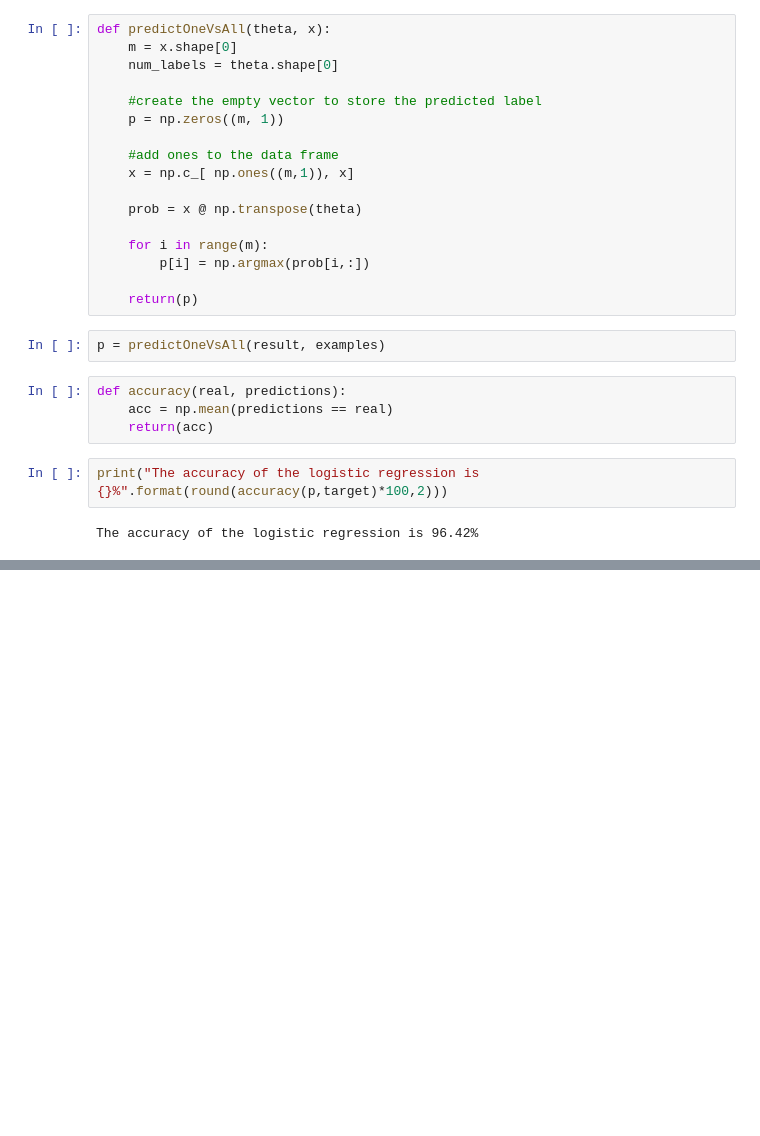
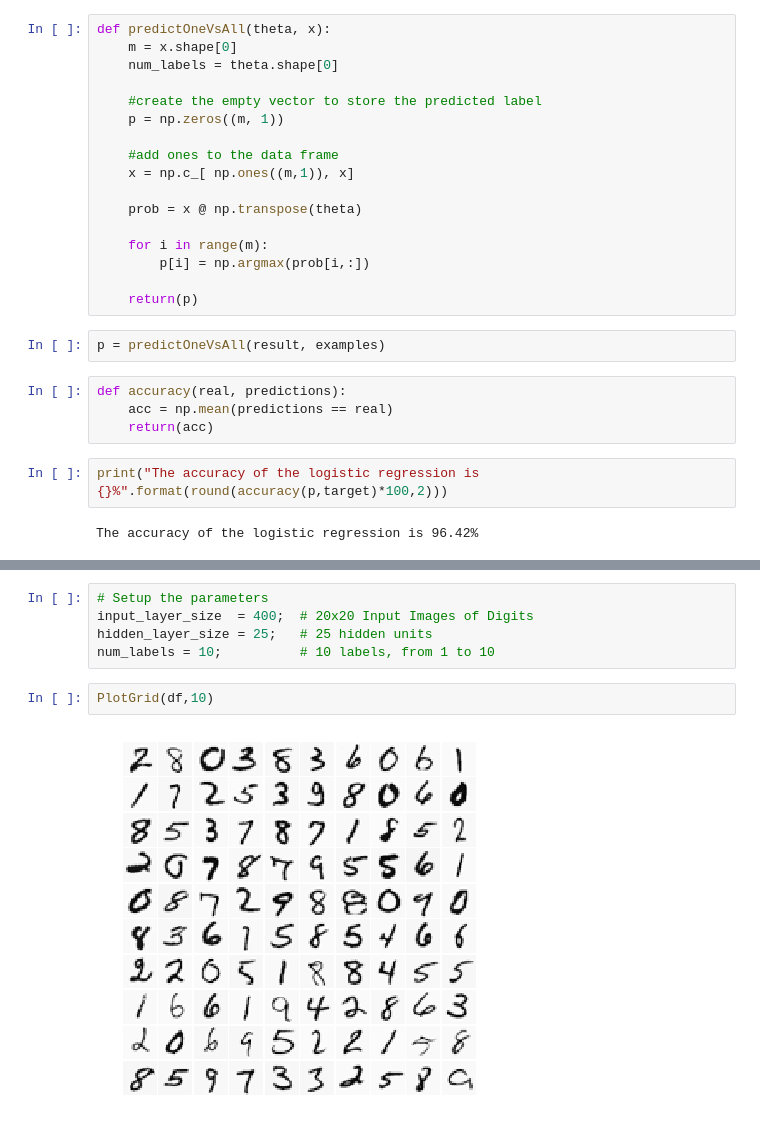
Before and after one commit to vrategov/Machine-Learning, a Jupyter notebook: Week 4/Ex3.ipynb, the cells around one changed output, grey strips where cells are left out. Saved outputs shown, nothing was run; the diff lists cells and outputs as text; blank space fills up the shorter version.

```diff
--- a/Week 4/Ex3.ipynb
+++ b/Week 4/Ex3.ipynb
@@ -312,0 +326,9 @@ The accuracy of the logistic regression is 96.42%
+# %%
+# Setup the parameters
+input_layer_size  = 400;  # 20x20 Input Images of Digits
+hidden_layer_size = 25;   # 25 hidden units
+num_labels = 10;          # 10 labels, from 1 to 10
+# %%
+PlotGrid(df,10)
+# %% [output]
+[figure, added]
```
Also changed, not shown: parts of 10 cells of this notebook, 2 other files.
